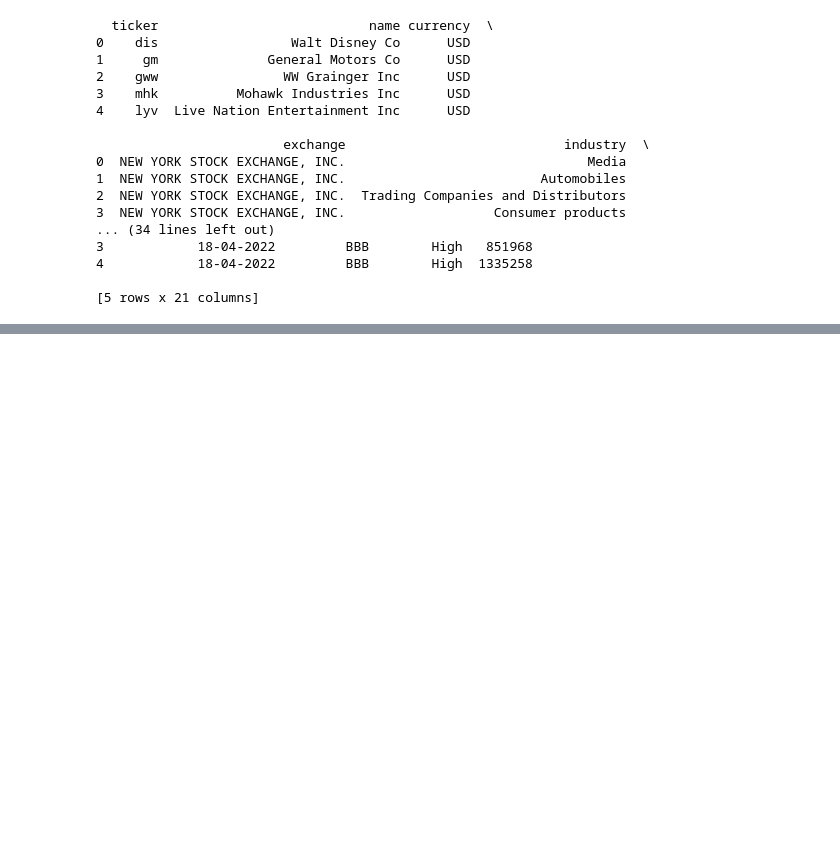
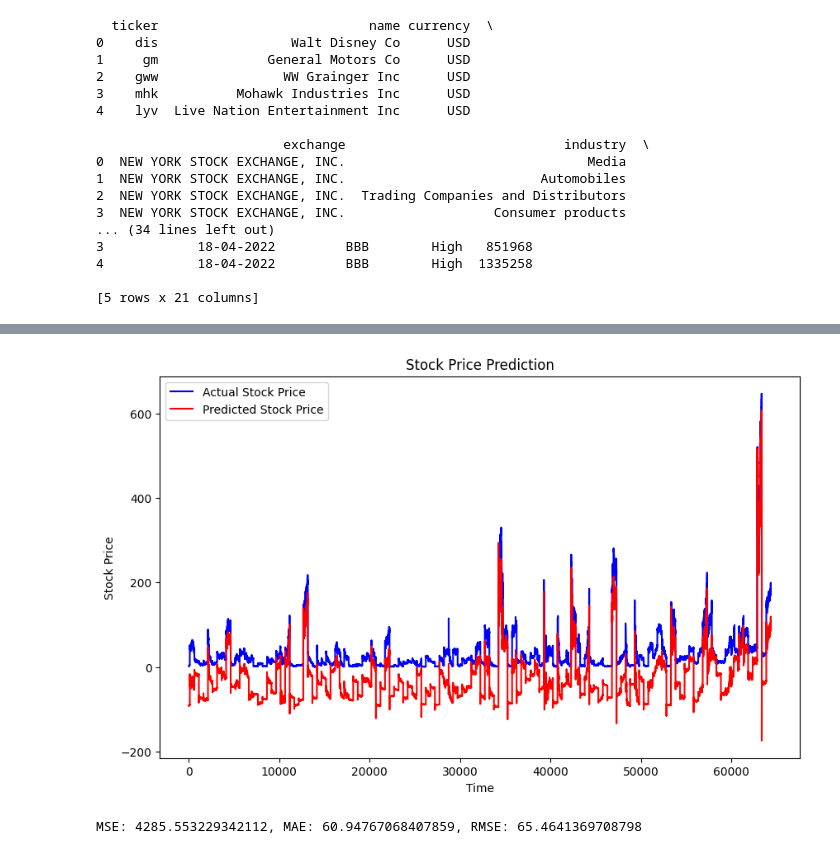
Before and after one commit to merylmizell/deeplearningproj1, a Jupyter notebook: StockRecommendationSystem.ipynb, the cells around one changed output, grey strips where cells are left out. Cells and saved outputs as stored; diff of their text form; code cells hidden in the pictures; blank space fills up the shorter version.

```diff
--- a/StockRecommendationSystem.ipynb
+++ b/StockRecommendationSystem.ipynb
@@ -75,0 +251,6 @@ print(esg_data.head())
+# %%
+# Compiling the model
+model.compile(optimizer='adam', loss='mean_squared_error')
+
+# Training the model
+model.fit(X_train, y_train, epochs=20, batch_size=32)
@@ -75,0 +276,3 @@ print(esg_data.head())
+# %%
+# Predicting the stock prices
+predicted_stock_price = model.predict(X_test)
@@ -75,0 +281,36 @@ print(esg_data.head())
+# %%
+# Create a separate scaler for the target variable (Close price)
+close_price_scaler = MinMaxScaler(feature_range=(0, 1))
+
+# Fit the scaler only on the 'Close' column (column index 3)
+close_price_scaled = close_price_scaler.fit_transform(features[:, 3].reshape(-1, 1))
+# %%
+# Inverse scaling the predicted stock prices
+predicted_stock_price = close_price_scaler.inverse_transform(predicted_stock_price.reshape(-1, 1))
+
+# Inverse scaling the actual test stock prices
+real_stock_price = close_price_scaler.inverse_transform(y_test.reshape(-1, 1))
+# %%
+import matplotlib.pyplot as plt
+
+# Plot the real vs predicted stock prices
+plt.figure(figsize=(10,6))
+plt.plot(real_stock_price, color='blue', label='Actual Stock Price')
+plt.plot(predicted_stock_price, color='red', label='Predicted Stock Price')
+plt.title('Stock Price Prediction')
+plt.xlabel('Time')
+plt.ylabel('Stock Price')
+plt.legend()
+plt.show()
+# %% [output]
+[figure, added]
+# %%
+from sklearn.metrics import mean_squared_error, mean_absolute_error
+
+mse = mean_squared_error(real_stock_price, predicted_stock_price)
+mae = mean_absolute_error(real_stock_price, predicted_stock_price)
+rmse = np.sqrt(mse)
+
+print(f'MSE: {mse}, MAE: {mae}, RMSE: {rmse}')
+# %% [output]
+MSE: 4285.553229342112, MAE: 60.94767068407859, RMSE: 65.4641369708798
```
Also changed, not shown: parts of 20 cells of this notebook.
